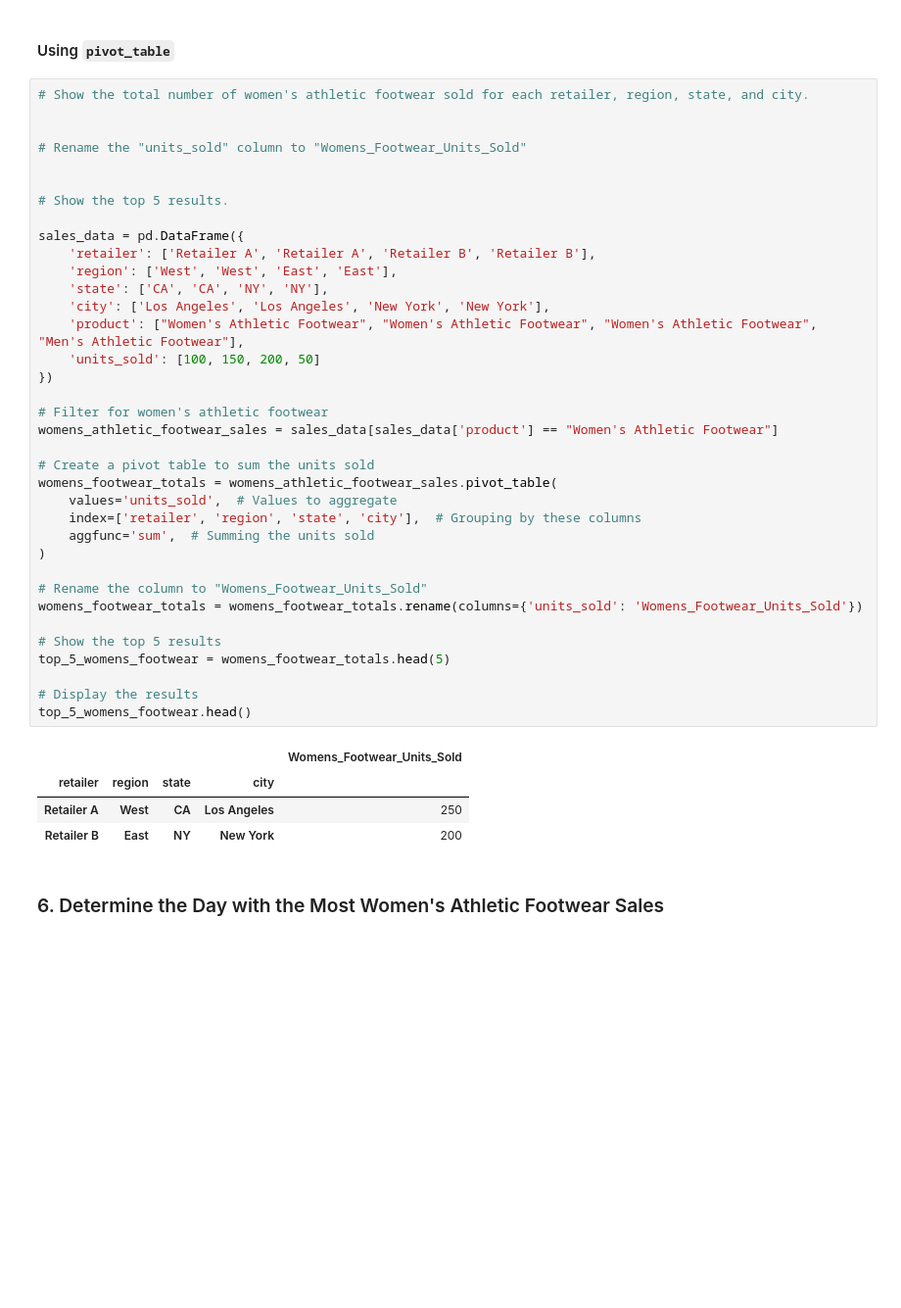
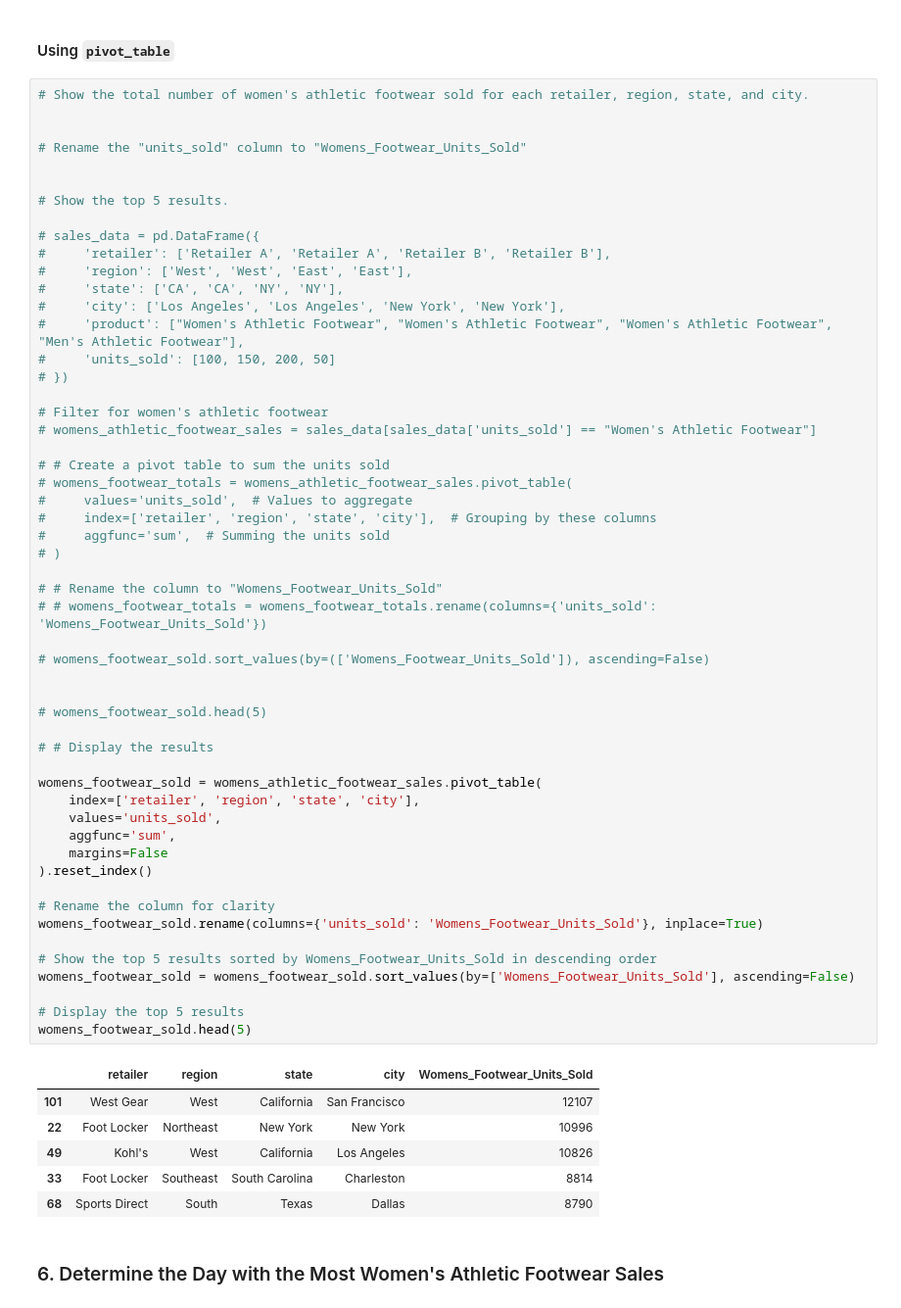
Before and after one commit to Armand57araujo/athletic_sales_analysis, a Jupyter notebook: athletic_sales_analysis.ipynb, the cells around one changed output. Shown at 98% size. Drawn from its saved outputs; the diff is of its cells as text; blank space fills up the shorter version.

```diff
--- a/athletic_sales_analysis.ipynb
+++ b/athletic_sales_analysis.ipynb
@@ -417,44 +417,63 @@ womens_footwear_sold.head(5)
 # %%
 # Show the total number of women's athletic footwear sold for each retailer, region, state, and city.
 
 
 # Rename the "units_sold" column to "Womens_Footwear_Units_Sold"
 
 
 # Show the top 5 results.
 
-sales_data = pd.DataFrame({
-    'retailer': ['Retailer A', 'Retailer A', 'Retailer B', 'Retailer B'],
-    'region': ['West', 'West', 'East', 'East'],
-    'state': ['CA', 'CA', 'NY', 'NY'],
-    'city': ['Los Angeles', 'Los Angeles', 'New York', 'New York'],
-    'product': ["Women's Athletic Footwear", "Women's Athletic Footwear", "Women's Athletic Footwear", "Men's Athletic Footwear"],
-    'units_sold': [100, 150, 200, 50]
-})
+# sales_data = pd.DataFrame({
+#     'retailer': ['Retailer A', 'Retailer A', 'Retailer B', 'Retailer B'],
+#     'region': ['West', 'West', 'East', 'East'],
+#     'state': ['CA', 'CA', 'NY', 'NY'],
+#     'city': ['Los Angeles', 'Los Angeles', 'New York', 'New York'],
+#     'product': ["Women's Athletic Footwear", "Women's Athletic Footwear", "Women's Athletic Footwear", "Men's Athletic Footwear"],
+#     'units_sold': [100, 150, 200, 50]
+# })
 
 # Filter for women's athletic footwear
-womens_athletic_footwear_sales = sales_data[sales_data['product'] == "Women's Athletic Footwear"]
+# womens_athletic_footwear_sales = sales_data[sales_data['units_sold'] == "Women's Athletic Footwear"]
 
-# Create a pivot table to sum the units sold
-womens_footwear_totals = womens_athletic_footwear_sales.pivot_table(
-    values='units_sold',  # Values to aggregate
-    index=['retailer', 'region', 'state', 'city'],  # Grouping by these columns
-    aggfunc='sum',  # Summing the units sold
-)
+# # Create a pivot table to sum the units sold
+# womens_footwear_totals = womens_athletic_footwear_sales.pivot_table(
+#     values='units_sold',  # Values to aggregate
+#     index=['retailer', 'region', 'state', 'city'],  # Grouping by these columns
+#     aggfunc='sum',  # Summing the units sold
+# )
 
-# Rename the column to "Womens_Footwear_Units_Sold"
-womens_footwear_totals = womens_footwear_totals.rename(columns={'units_sold': 'Womens_Footwear_Units_Sold'})
+# # Rename the column to "Womens_Footwear_Units_Sold"
+# # womens_footwear_totals = womens_footwear_totals.rename(columns={'units_sold': 'Womens_Footwear_Units_Sold'})
 
-# Show the top 5 results
-top_5_womens_footwear = womens_footwear_totals.head(5)
+# womens_footwear_sold.sort_values(by=(['Womens_Footwear_Units_Sold']), ascending=False)
 
-# Display the results
-top_5_womens_footwear.head()
+
+# womens_footwear_sold.head(5)
+
+# # Display the results
+
+womens_footwear_sold = womens_athletic_footwear_sales.pivot_table(
+    index=['retailer', 'region', 'state', 'city'],
+    values='units_sold',
+    aggfunc='sum',
+    margins=False
+).reset_index()
+
+# Rename the column for clarity
+womens_footwear_sold.rename(columns={'units_sold': 'Womens_Footwear_Units_Sold'}, inplace=True)
+
+# Show the top 5 results sorted by Womens_Footwear_Units_Sold in descending order
+womens_footwear_sold = womens_footwear_sold.sort_values(by=['Womens_Footwear_Units_Sold'], ascending=False)
+
+# Display the top 5 results
+womens_footwear_sold.head(5)
 # %% [output]
-|  |  |  |  | Womens_Footwear_Units_Sold |
-| retailer | region | state | city |  |
-| Retailer A | West | CA | Los Angeles | 250 |
-| Retailer B | East | NY | New York | 200 |
+|  | retailer | region | state | city | Womens_Footwear_Units_Sold |
+| 101 | West Gear | West | California | San Francisco | 12107 |
+| 22 | Foot Locker | Northeast | New York | New York | 10996 |
+| 49 | Kohl's | West | California | Los Angeles | 10826 |
+| 33 | Foot Locker | Southeast | South Carolina | Charleston | 8814 |
+| 68 | Sports Direct | South | Texas | Dallas | 8790 |
 # %% [markdown]
 ### 6. Determine the Day with the Most Women's Athletic Footwear Sales
 # %%
```
